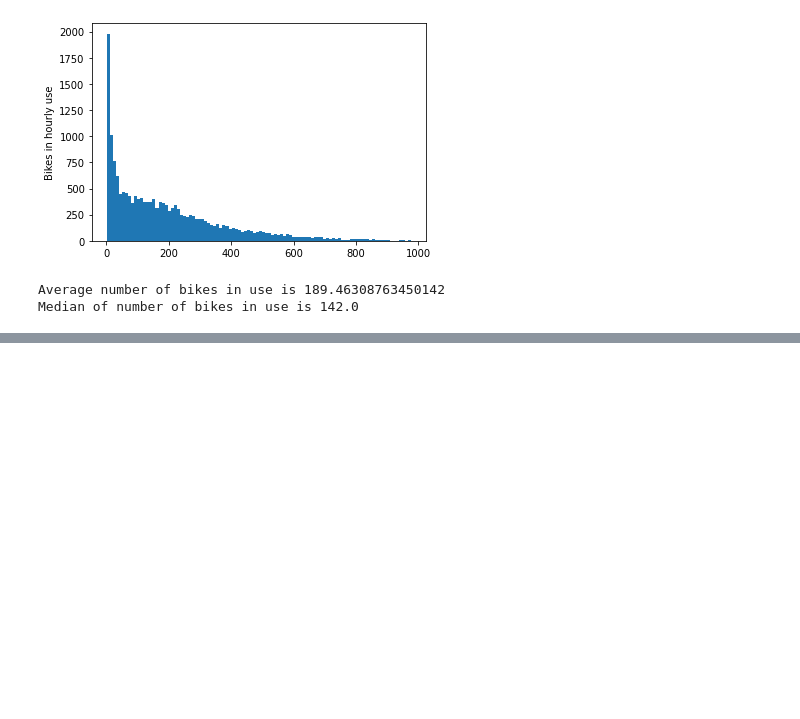
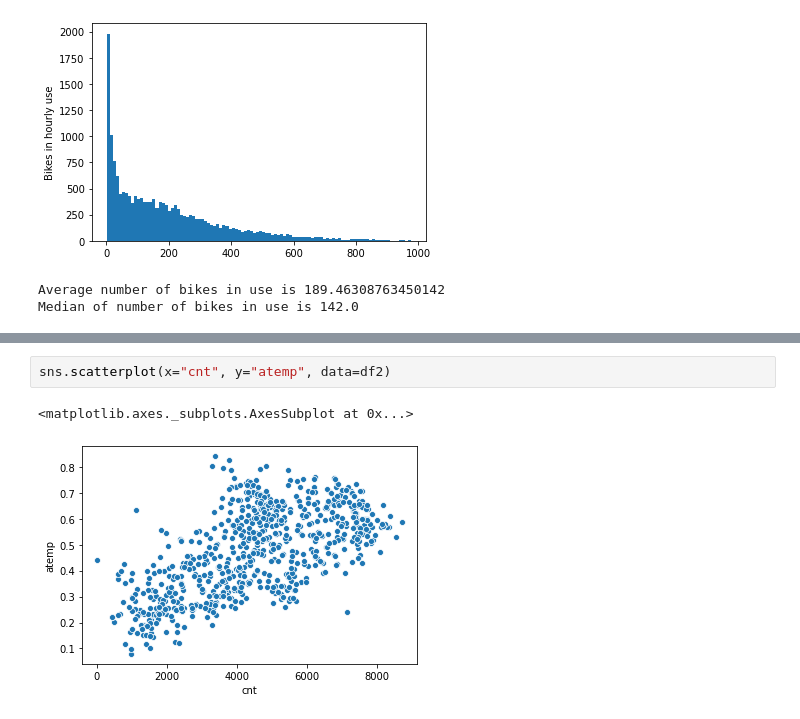
Before and after one commit to Zygfrydiens/Bike, a Jupyter notebook: Untitled.ipynb, the cells around one changed output, grey strips where cells are left out. Saved outputs shown, nothing was run; the diff lists cells and outputs as text; blank space fills up the shorter version.

```diff
--- a/Untitled.ipynb
+++ b/Untitled.ipynb
@@ -115,0 +103,5 @@ print(daily_medians)
+# %%
+sns.scatterplot(x="cnt", y="atemp", data=df2)
+# %% [output]
+<matplotlib.axes._subplots.AxesSubplot at 0x...>
+[figure, added]
```
Also changed, not shown: parts of 49 cells of this notebook.
